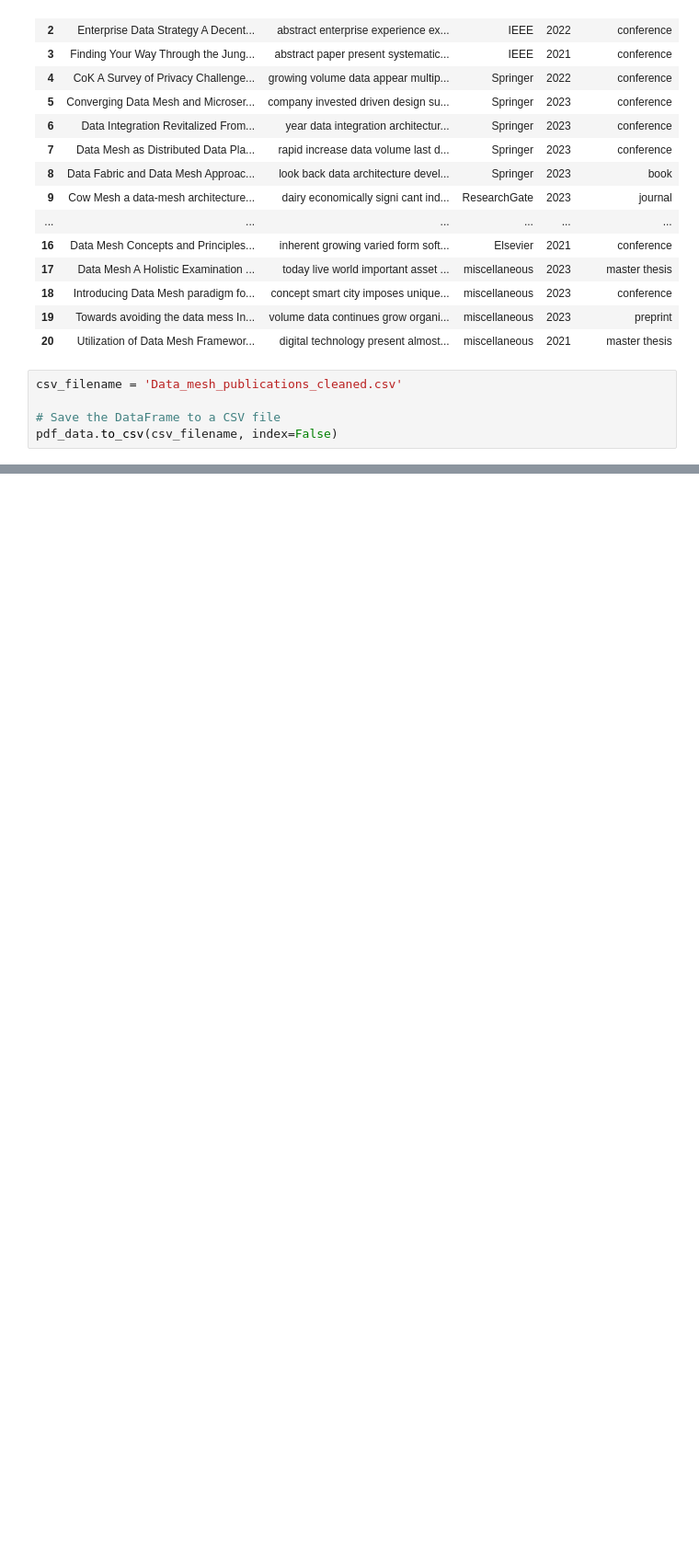
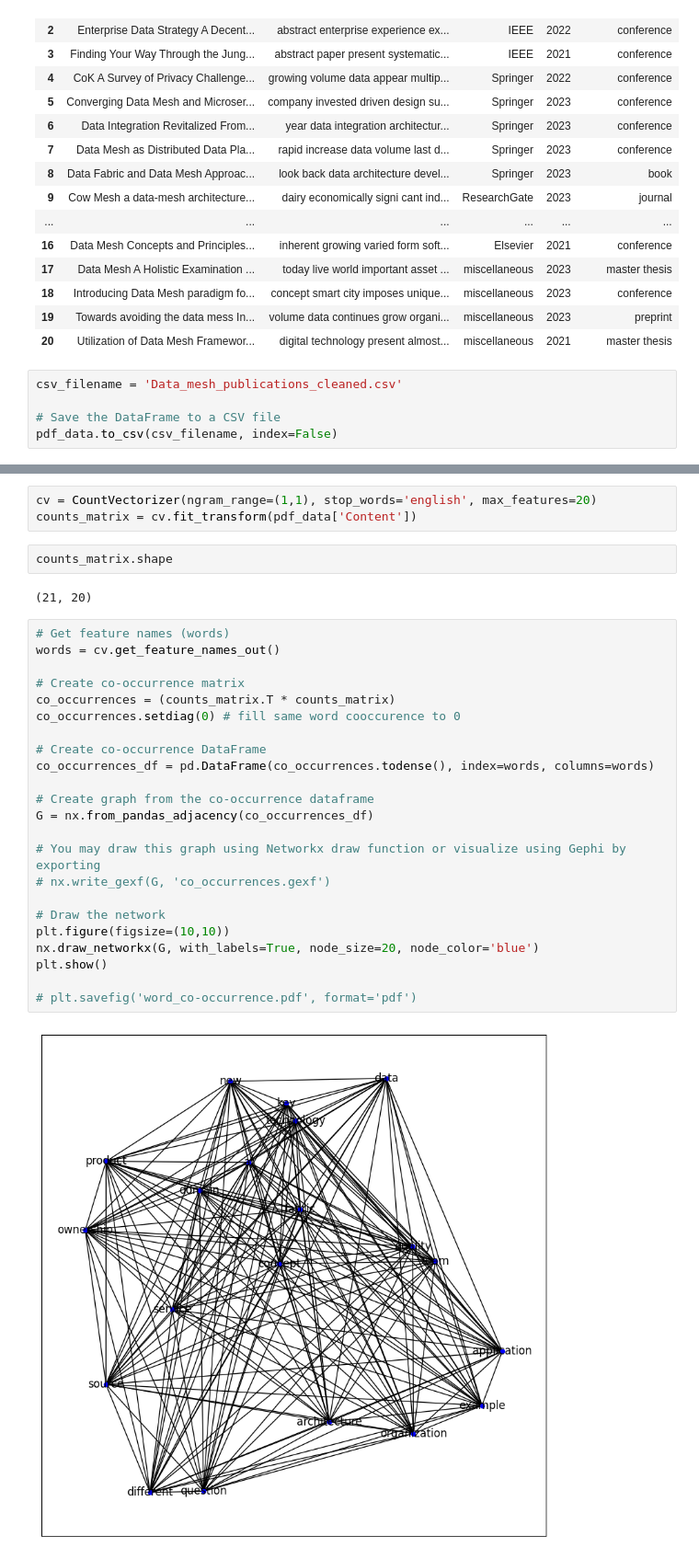
Before and after one commit to clumsyspeedboat/data_mesh_topics_and_sentiment, a Jupyter notebook: 02_Preprocess_data.ipynb, the cells around one changed output, grey strips where cells are left out. Shown: that part at 92% size. Saved outputs shown, nothing was run; the diff lists cells and outputs as text; blank space fills up the shorter version.

```diff
--- a/02_Preprocess_data.ipynb
+++ b/02_Preprocess_data.ipynb
@@ -229,0 +239,32 @@ word_freq_df.head(20)
+# %%
+cv = CountVectorizer(ngram_range=(1,1), stop_words='english', max_features=20)
+counts_matrix = cv.fit_transform(pdf_data['Content'])
+# %%
+counts_matrix.shape
+# %% [output]
+(21, 20)
+# %%
+# Get feature names (words)
+words = cv.get_feature_names_out()
+
+# Create co-occurrence matrix
+co_occurrences = (counts_matrix.T * counts_matrix)
+co_occurrences.setdiag(0) # fill same word cooccurence to 0
+
+# Create co-occurrence DataFrame
+co_occurrences_df = pd.DataFrame(co_occurrences.todense(), index=words, columns=words)
+
+# Create graph from the co-occurrence dataframe
+G = nx.from_pandas_adjacency(co_occurrences_df)
+
+# You may draw this graph using Networkx draw function or visualize using Gephi by exporting
+# nx.write_gexf(G, 'co_occurrences.gexf')
+
+# Draw the network
+plt.figure(figsize=(10,10))
+nx.draw_networkx(G, with_labels=True, node_size=20, node_color='blue')
+plt.show()
+
+# plt.savefig('word_co-occurrence.pdf', format='pdf')
+# %% [output]
+[figure, added]
```
Also changed, not shown: parts of 8 cells of this notebook.
